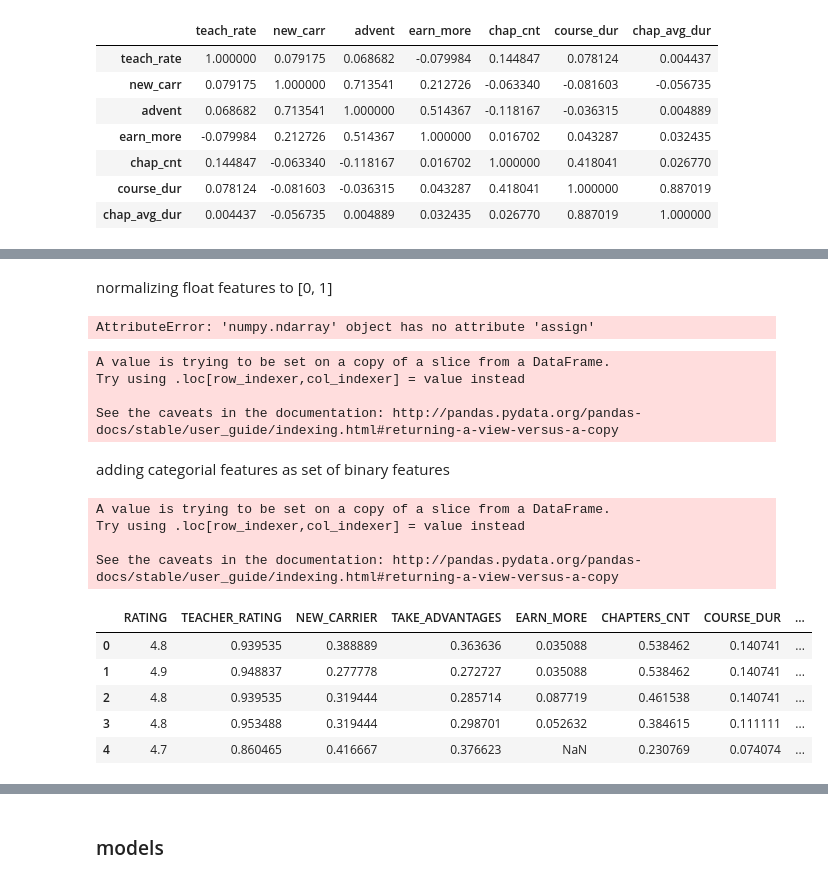
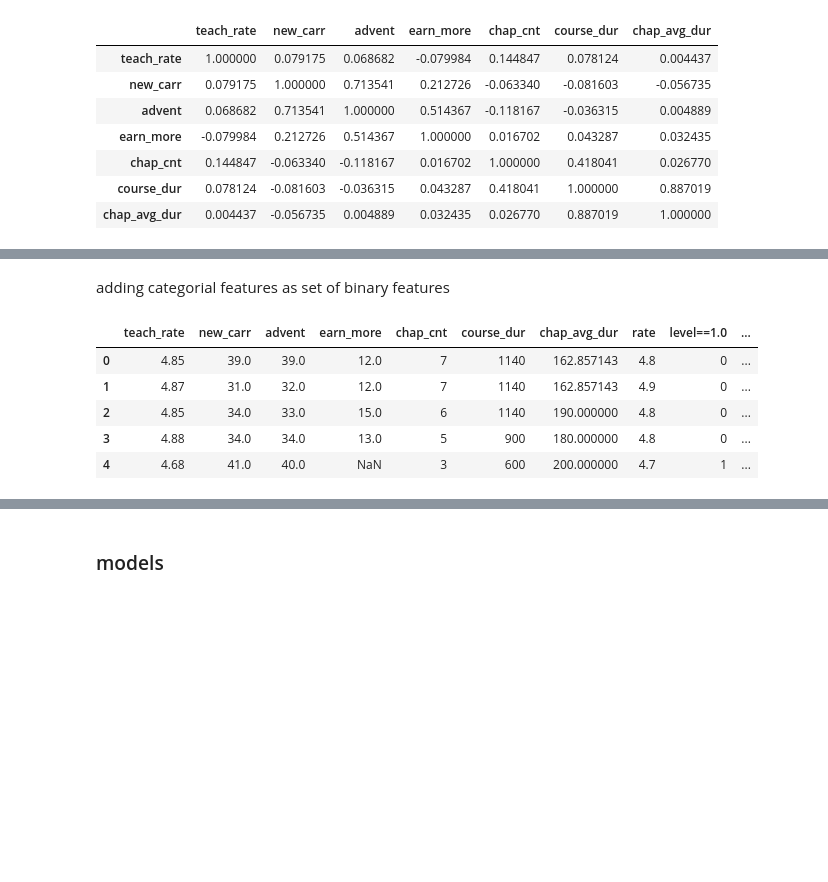
Before and after one commit to ma-petrov/courses_analysis, a Jupyter notebook: courses-analysis.ipynb, the cells around one changed output, grey strips where cells are left out. Saved outputs shown, nothing was run; the diff lists cells and outputs as text; code cells hidden in the pictures; blank space fills up the shorter version.

```diff
--- a/courses-analysis.ipynb
+++ b/courses-analysis.ipynb
@@ -44,0 +43,7 @@ dtype: float64
+# %%
+for feature in data.columns:
+    max_val = data[feature].max()
+    min_val = data[feature].min()
+    data[feature] = data[feature].apply(lambda x: (x-min_val)/(max_val-min_val))
+
+data.head()
@@ -45,5 +96,5 @@ dtype: float64
 # %%
-data = float_feature.assign(rate=df.rate)
+data = data.assign(rate=df.rate)
 
 nrows = math.ceil((len(data.columns)-1)/4)
 fig, axes = plt.subplots(nrows=nrows, ncols=4, figsize=(15, 4*nrows))
@@ -54,45 +105,18 @@ for idx, feature in enumerate(data.columns[:-1]):
-# %% [markdown]
-normalizing float features to [0, 1]
-# %%
-normalized_float_feature = StandardScaler().fit_transform(float_feature)
-
-data = normalized_float_feature.assign(rate=df.rate)
-
-nrows = math.ceil((len(data.columns)-1)/4)
-fig, axes = plt.subplots(nrows=nrows, ncols=4, figsize=(15, 4*nrows))
-for idx, feature in enumerate(data.columns[:-1]):
-    data.plot(feature, 'rate', subplots=True, kind='scatter', ax=axes[idx // 4, idx % 4])
-# %% [output]
-AttributeError: 'numpy.ndarray' object has no attribute 'assign'
-# %%
-for feature_name in data.columns[1:]:
-    max_val = data[feature_name].max()
-    min_val = data[feature_name].min()
-    data[feature_name] = data[feature_name].apply(lambda x: (x-min_val)/(max_val-min_val))
-# %% [output]
-A value is trying to be set on a copy of a slice from a DataFrame.
-Try using .loc[row_indexer,col_indexer] = value instead
-
-See the caveats in the documentation: http://pandas.pydata.org/pandas-docs/stable/user_guide/indexing.html#returning-a-view-versus-a-copy
 # %% [markdown]
 adding categorial features as set of binary features
 # %%
-for feature_name in ['LEVEL', 'LANGUAGE']:
+for feature_name in ['level', 'lang']:
     for value in df[feature_name].dropna().unique():
         data[feature_name+'=='+str(value)] = df[feature_name].apply(lambda x: 1 if x == value else 0)
 
 data.head()
 # %% [output]
-A value is trying to be set on a copy of a slice from a DataFrame.
-Try using .loc[row_indexer,col_indexer] = value instead
-
-See the caveats in the documentation: http://pandas.pydata.org/pandas-docs/stable/user_guide/indexing.html#returning-a-view-versus-a-copy
-|  | RATING | TEACHER_RATING | NEW_CARRIER | TAKE_ADVANTAGES | EARN_MORE | CHAPTERS_CNT | COURSE_DUR | ... |
-| 0 | 4.8 | 0.939535 | 0.388889 | 0.363636 | 0.035088 | 0.538462 | 0.140741 | ... |
-| 1 | 4.9 | 0.948837 | 0.277778 | 0.272727 | 0.035088 | 0.538462 | 0.140741 | ... |
-| 2 | 4.8 | 0.939535 | 0.319444 | 0.285714 | 0.087719 | 0.461538 | 0.140741 | ... |
-| 3 | 4.8 | 0.953488 | 0.319444 | 0.298701 | 0.052632 | 0.384615 | 0.111111 | ... |
-| 4 | 4.7 | 0.860465 | 0.416667 | 0.376623 | NaN | 0.230769 | 0.074074 | ... |
+|  | teach_rate | new_carr | advent | earn_more | chap_cnt | course_dur | chap_avg_dur | rate | level==1.0 | ... |
+| 0 | 4.85 | 39.0 | 39.0 | 12.0 | 7 | 1140 | 162.857143 | 4.8 | 0 | ... |
+| 1 | 4.87 | 31.0 | 32.0 | 12.0 | 7 | 1140 | 162.857143 | 4.9 | 0 | ... |
+| 2 | 4.85 | 34.0 | 33.0 | 15.0 | 6 | 1140 | 190.000000 | 4.8 | 0 | ... |
+| 3 | 4.88 | 34.0 | 34.0 | 13.0 | 5 | 900 | 180.000000 | 4.8 | 0 | ... |
+| 4 | 4.68 | 41.0 | 40.0 | NaN | 3 | 600 | 200.000000 | 4.7 | 1 | ... |
 # %%
 nrows = math.ceil((len(data.columns)-1)/4)
 fig, axes = plt.subplots(nrows=nrows, ncols=4, figsize=(15, 4*nrows))
```
Also changed, not shown: parts of 22 cells of this notebook.
